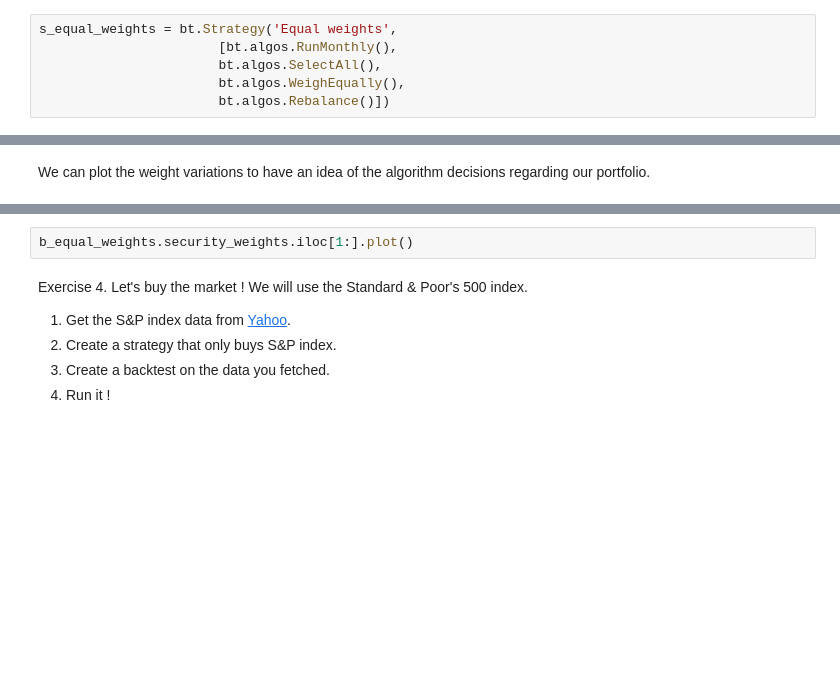
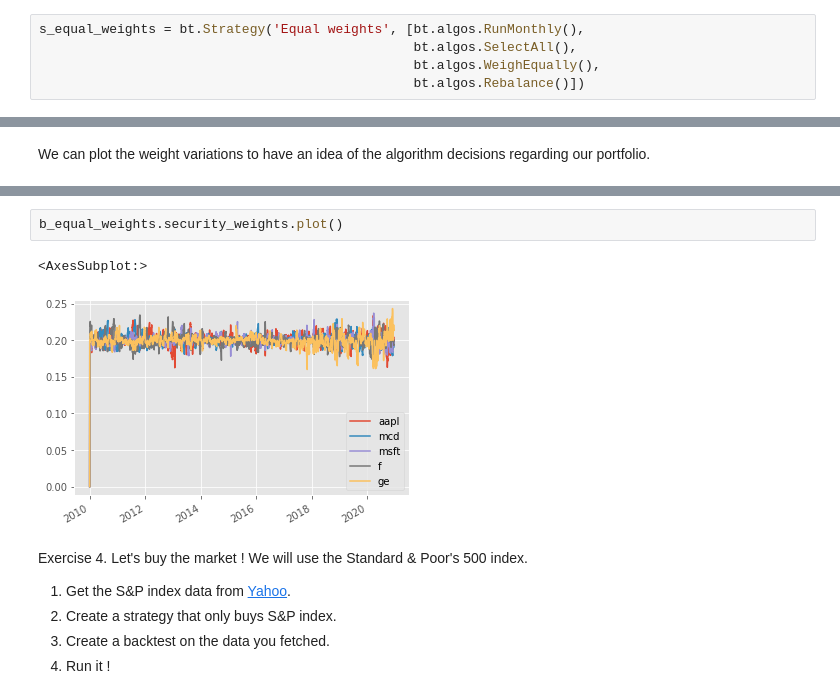
Before and after one commit to nicolasmauhe/computational_finance, a Jupyter notebook: course.ipynb, the cells around one changed output, grey strips where cells are left out. Saved outputs shown, nothing was run; the diff lists cells and outputs as text; blank space fills up the shorter version.

```diff
--- a/course.ipynb
+++ b/course.ipynb
@@ -232,11 +366,10 @@ Let's take a practical example, making these choices :
 - weighting: equal weight to all
 - allocate: allocate immediately.
 # %%
-s_equal_weights = bt.Strategy('Equal weights',
-                       [bt.algos.RunMonthly(),
-                       bt.algos.SelectAll(),
-                       bt.algos.WeighEqually(),
-                       bt.algos.Rebalance()])
+s_equal_weights = bt.Strategy('Equal weights', [bt.algos.RunMonthly(),
+                                                bt.algos.SelectAll(),
+                                                bt.algos.WeighEqually(),
+                                                bt.algos.Rebalance()])
 # %% [markdown]
 We then run a backtest to assess the efficiency of our automated trading strategy.
 # %%
@@ -255,5 +418,8 @@ b_equal_weights.security_weights.head()
 # %%
-b_equal_weights.security_weights.iloc[1:].plot()
+b_equal_weights.security_weights.plot()
+# %% [output]
+<AxesSubplot:>
+[figure, added]
 # %% [markdown]
 Exercise 4. Let's buy the market ! We will use the Standard & Poor's 500 index.
 1. Get the S&P index data from [Yahoo](https://finance.yahoo.com/).
```
Also changed, not shown: parts of 95 cells of this notebook, 3 other files.
